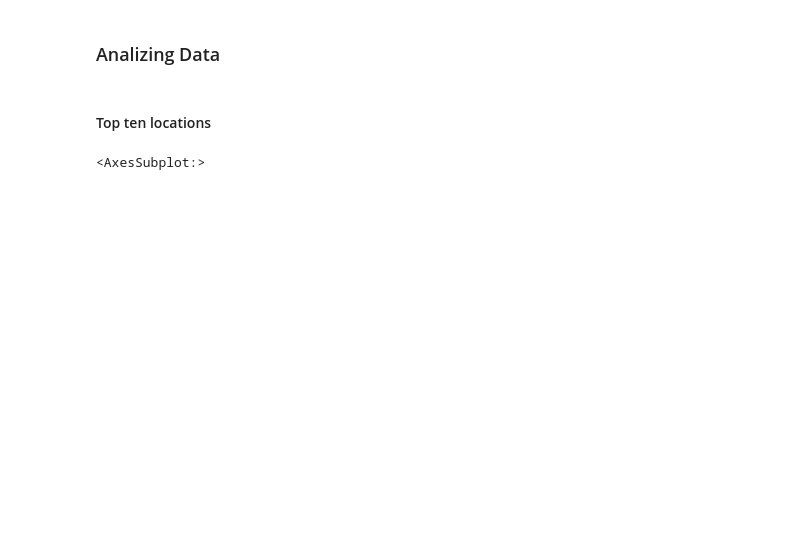
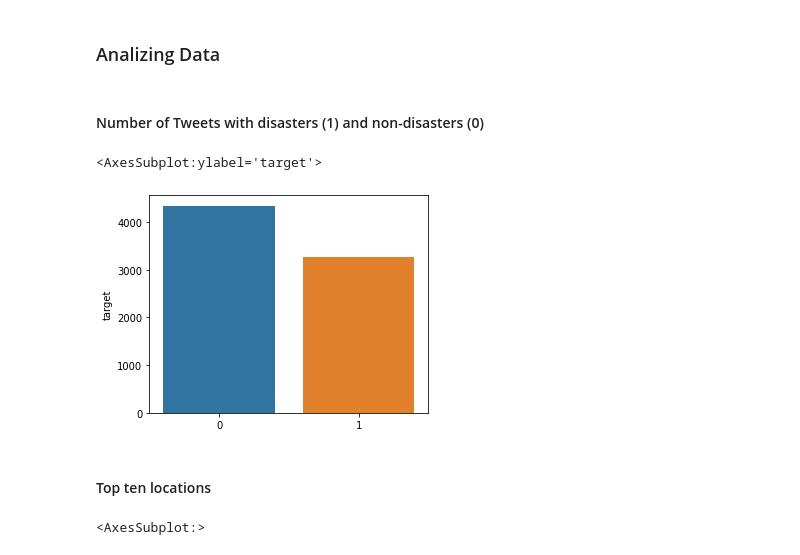
Before and after one commit to oscarciceri/Disaster_Monitoring-_Based_On_Tweets, a Jupyter notebook: EDA_oscar.ipynb, the cells around one changed output. Cells and saved outputs as stored; diff of their text form; code cells hidden in the pictures; blank space fills up the shorter version.

```diff
--- a/EDA_oscar.ipynb
+++ b/EDA_oscar.ipynb
@@ -204,6 +236,17 @@ df.head(5)
 | 4 | 7 | NaN | NaN | Just got sent this photo from Rub... | 1 | just got sent this photo from rub... | 16 | 86 |
 # %% [markdown]
 ### Analizing Data
+# %% [markdown]
+#### Number of Tweets with disasters (1) and non-disasters (0)
+# %%
+df_target = df['target'].value_counts().to_frame()
+
+## seaborn barplot to display barchart
+rcParams['figure.figsize'] = 5, 4
+sns.barplot(data=df_target, x=df_target.index, y="target")
+# %% [output]
+<AxesSubplot:ylabel='target'>
+[figure, added]
 # %% [markdown]
 #### Top ten locations
 # %%
```
Also changed, not shown: parts of 25 cells of this notebook.
